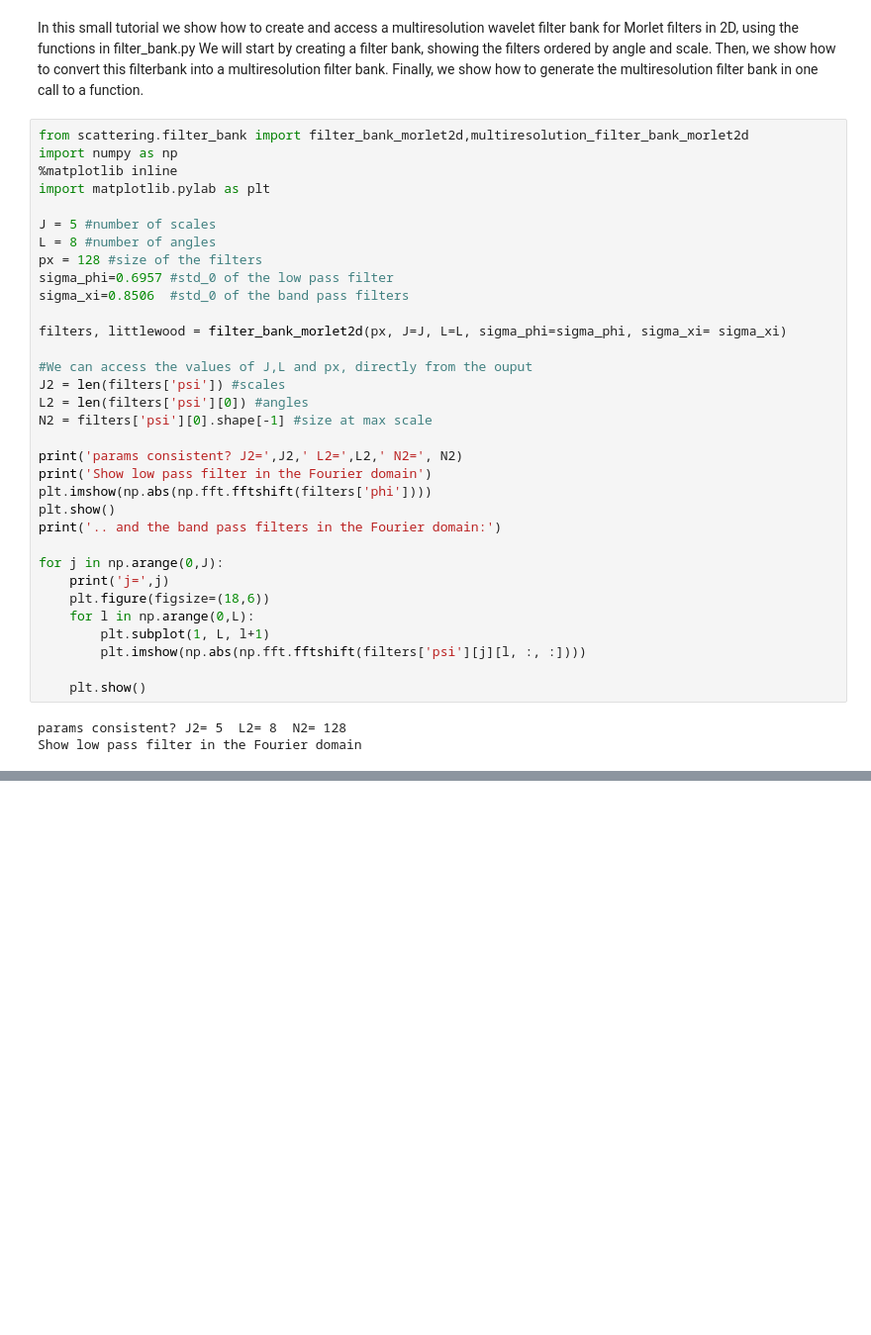
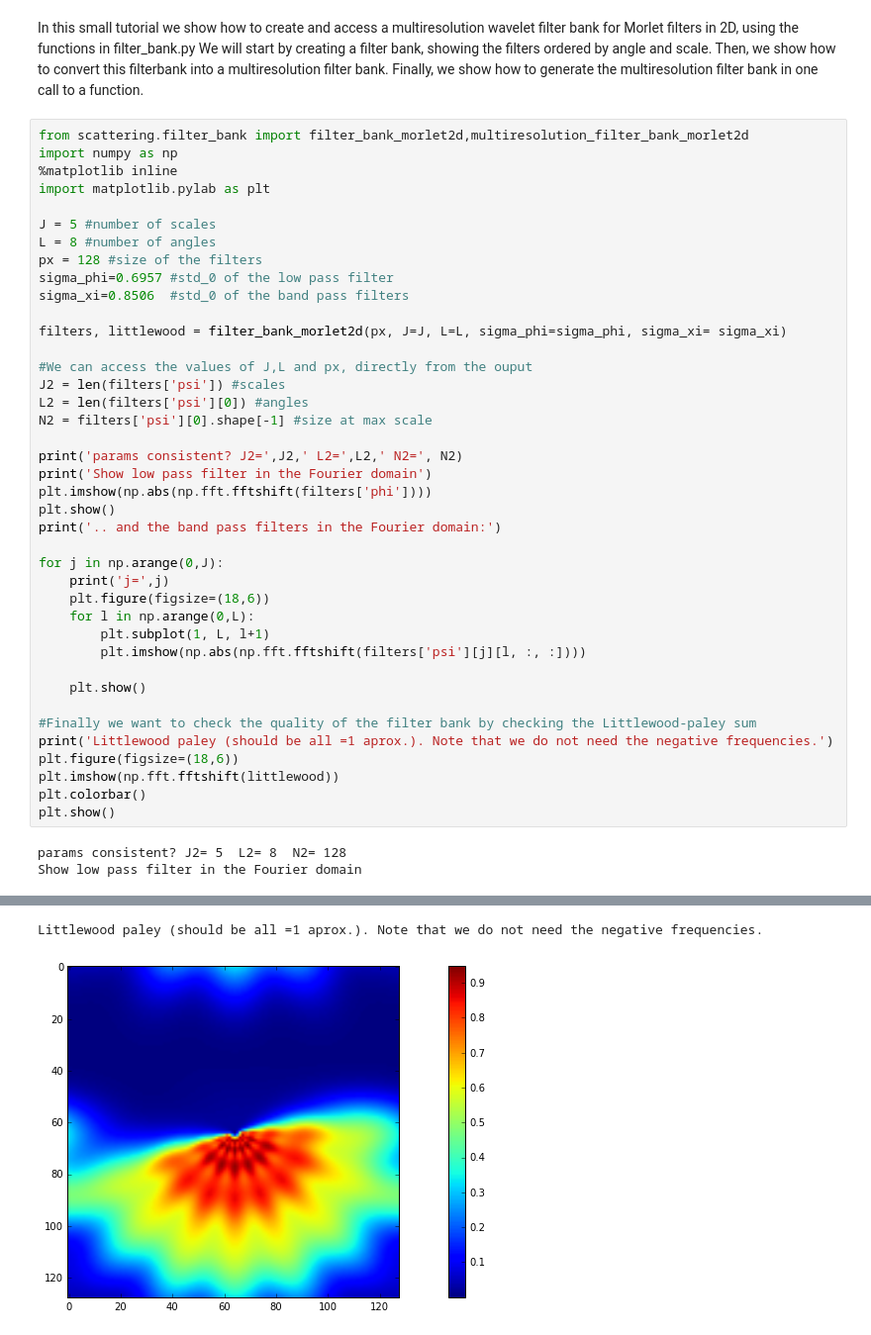
Before and after one commit to siraferradans/scattering, a Jupyter notebook: tutorial_multiresolution_filters.ipynb, the cells around one changed output, grey strips where cells are left out. Shown at 99% size. Saved outputs shown, nothing was run; the diff lists cells and outputs as text; blank space fills up the shorter version.

Commit message:
finished tutorial on the use of the filters

```diff
--- a/tutorial_multiresolution_filters.ipynb
+++ b/tutorial_multiresolution_filters.ipynb
@@ -34,6 +34,13 @@ for j in np.arange(0,J):
         plt.imshow(np.abs(np.fft.fftshift(filters['psi'][j][l, :, :])))
 
     plt.show()
+
+#Finally we want to check the quality of the filter bank by checking the Littlewood-paley sum
+print('Littlewood paley (should be all =1 aprox.). Note that we do not need the negative frequencies.')
+plt.figure(figsize=(18,6))
+plt.imshow(np.fft.fftshift(littlewood))
+plt.colorbar()
+plt.show()
 # %% [output]
 params consistent? J2= 5  L2= 8  N2= 128
 Show low pass filter in the Fourier domain
@@ -42,10 +49,12 @@ Show low pass filter in the Fourier domain
 j= 0
 [figure]
 j= 1
 [figure]
 j= 2
 [figure]
 j= 3
 [figure]
 j= 4
 [figure]
+Littlewood paley (should be all =1 aprox.). Note that we do not need the negative frequencies.
+[figure, added]
```
Also changed, not shown: parts of 4 cells of this notebook, 1 other file.
